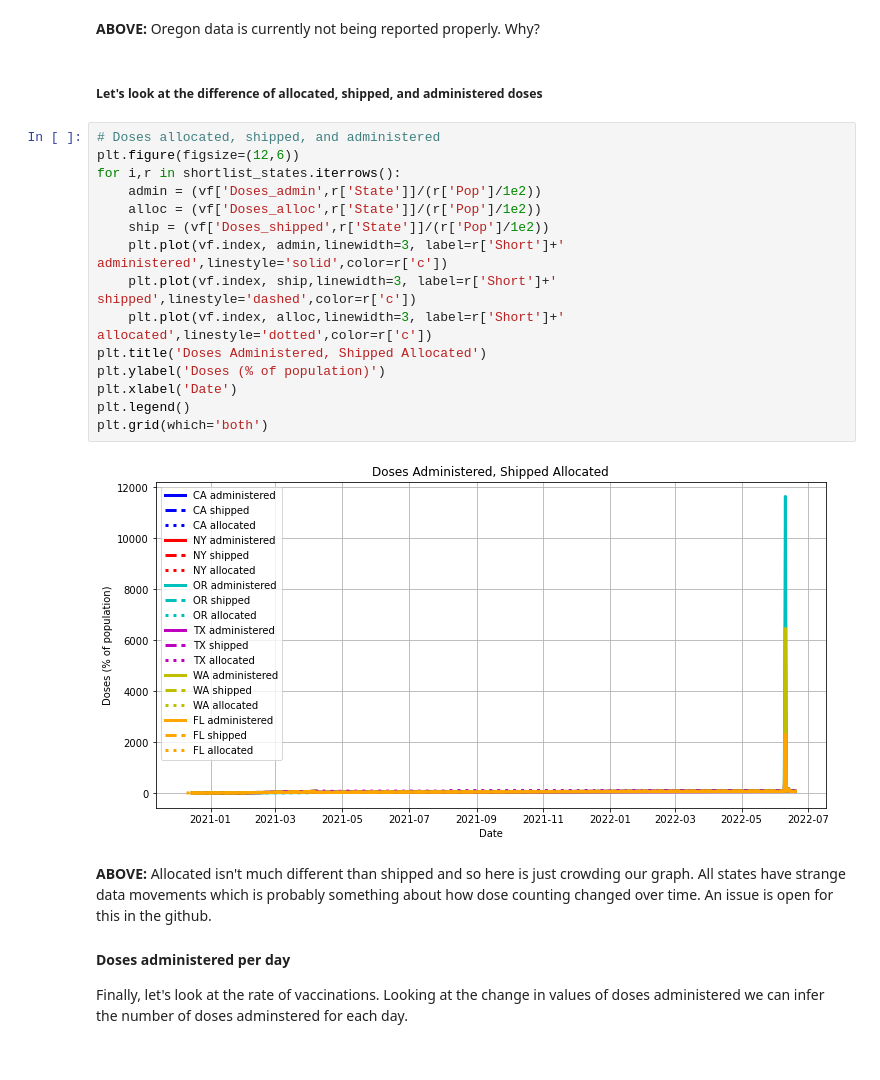
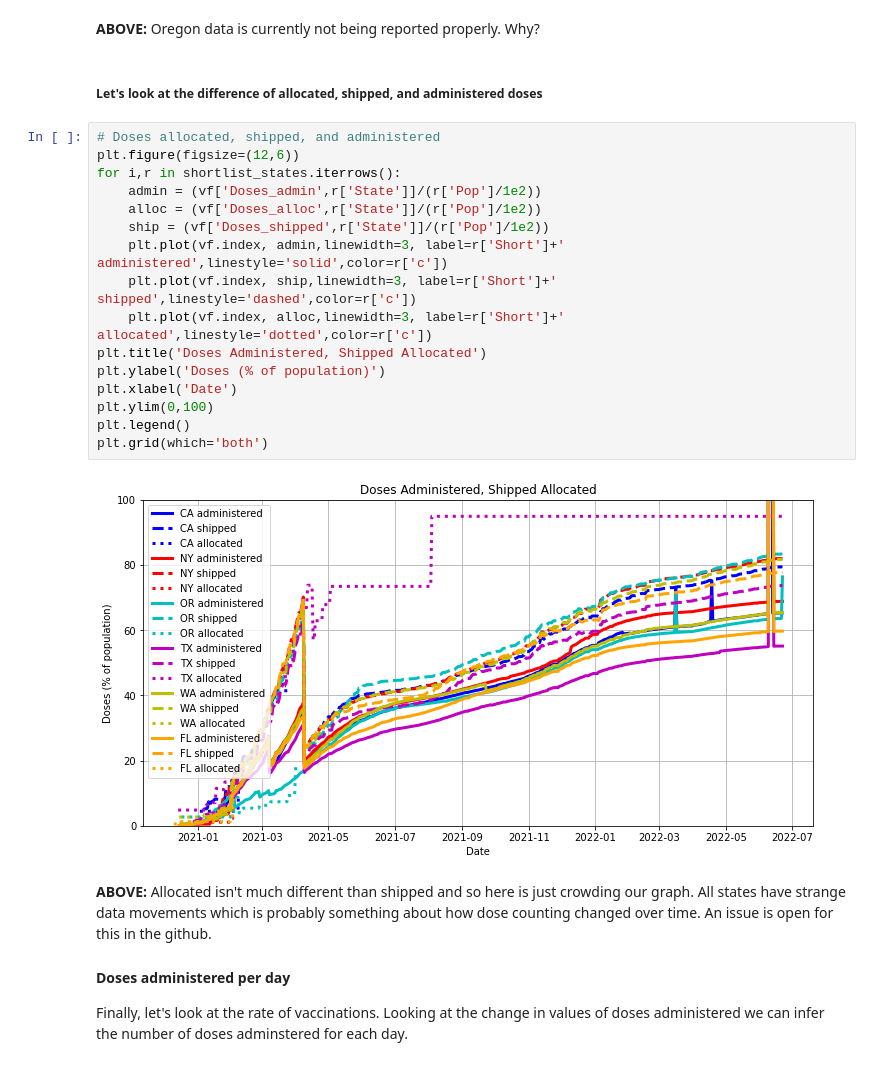
Before and after one commit to nb137/Covid-Data-Analysis, a Jupyter notebook: Covid_Vaccine_Progress.ipynb, the cells around one changed output. Drawn from its saved outputs; the diff is of its cells as text.

Commit message:
Update 6/23
Vegas added to county data. ylim added to vaccine plots due to noise peaks

```diff
--- a/Covid_Vaccine_Progress.ipynb
+++ b/Covid_Vaccine_Progress.ipynb
@@ -92,20 +93,21 @@ plt.grid(which='both')
 # %%
 # Doses allocated, shipped, and administered
 plt.figure(figsize=(12,6))
 for i,r in shortlist_states.iterrows():
     admin = (vf['Doses_admin',r['State']]/(r['Pop']/1e2))
     alloc = (vf['Doses_alloc',r['State']]/(r['Pop']/1e2))
     ship = (vf['Doses_shipped',r['State']]/(r['Pop']/1e2))
     plt.plot(vf.index, admin,linewidth=3, label=r['Short']+' administered',linestyle='solid',color=r['c'])
     plt.plot(vf.index, ship,linewidth=3, label=r['Short']+' shipped',linestyle='dashed',color=r['c'])
     plt.plot(vf.index, alloc,linewidth=3, label=r['Short']+' allocated',linestyle='dotted',color=r['c'])
 plt.title('Doses Administered, Shipped Allocated')
 plt.ylabel('Doses (% of population)')
 plt.xlabel('Date')
+plt.ylim(0,100)
 plt.legend()
 plt.grid(which='both')
 # %% [output]
-[figure, old version]
+[figure, new version]
 # %% [markdown]
 <b>ABOVE:</b> Allocated isn't much different than shipped and so here is just crowding our graph. All states have strange data movements which is probably something about how dose counting changed over time. An issue is open for this in the github.
 #### Doses administered per day
```
Also changed, not shown: parts of 4 cells of this notebook, 1 other file.
